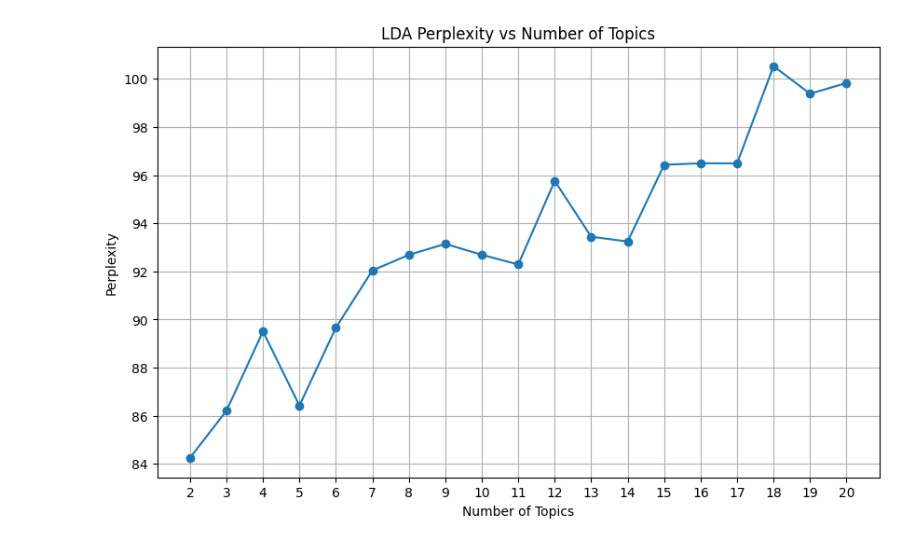
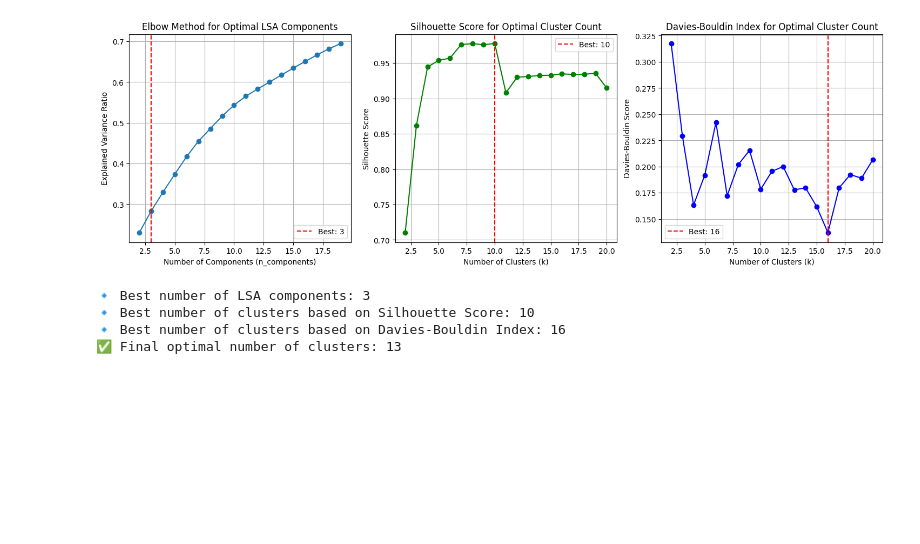
Before and after one commit to S09Z/IS_Project_Thailand_Tourism_Recommendation, a Jupyter notebook: app/frontend/clustering_experiment/expr_6-TF-IDF_LSA.ipynb, the cells around one changed output. Drawn from its saved outputs; the diff is of its cells as text; code cells hidden in the pictures; blank space fills up the shorter version.

```diff
--- a/app/frontend/clustering_experiment/expr_6-TF-IDF_LSA.ipynb
+++ b/app/frontend/clustering_experiment/expr_6-TF-IDF_LSA.ipynb
@@ -79,21 +101,6 @@ combined_details_df['tags'].replace("", "other", inplace=True)
 # แปลงข้อความใน 'tags' ให้เป็นเมทริกซ์ TF-IDF
 vectorizer = TfidfVectorizer()
 X = vectorizer.fit_transform(combined_details_df['tags'])
-
-# สร้างโมเดล LDA เพื่อหา topics
-lda_model = LatentDirichletAllocation(n_components=N_CLUSTER, random_state=42)  # กำหนด 5 topics
-lda_model.fit(X)
-
-# ดึง top keywords ในแต่ละ topic
-def print_topics(model, feature_names, n_top_words):
-    for topic_idx, topic in enumerate(model.components_):
-        print(f"Topic {topic_idx}:")
-        print(" ".join([feature_names[i] for i in topic.argsort()[:-n_top_words - 1:-1]]))
-
-print_topics(lda_model, vectorizer.get_feature_names_out(), n_top_words=10)
-
-# กำหนดกลุ่มให้แต่ละสถานที่
-combined_details_df['topic'] = lda_model.transform(X).argmax(axis=1)
 # %% [output]
 The behavior will change in pandas 3.0. This inplace method will never work because the intermediate object on which we are setting values always behaves as a copy.
 
@@ -120,20 +110,0 @@ markets street flea farmers geologic formations churches cathedrals tubing rafti
-# %%
-perplexities = []
-topic_range = range(2, 21)  # กำหนดช่วงของจำนวนหัวข้อ (2 ถึง 20)
-
-for n_topics in topic_range:
-    lda_model = LatentDirichletAllocation(n_components=n_topics, random_state=42)
-    lda_model.fit(X)
-    perplexities.append(lda_model.perplexity(X))
-
-# การ Visualize ค่า Perplexity
-plt.figure(figsize=(10, 6))
-plt.plot(topic_range, perplexities, marker='o')
-plt.title('LDA Perplexity vs Number of Topics')
-plt.xlabel('Number of Topics')
-plt.ylabel('Perplexity')
-plt.xticks(topic_range)
-plt.grid()
-plt.show()
-# %% [output]
-[figure, removed]
@@ -139,0 +199,8 @@ plt.show()
+# %%
+N_CLUSTER = optimize_cluster_lsa(X, min_clusters=2, max_clusters=20, n_components_range=range(2, 20))
+# %% [output]
+[figure, added]
+🔹 Best number of LSA components: 3
+🔹 Best number of clusters based on Silhouette Score: 10
+🔹 Best number of clusters based on Davies-Bouldin Index: 16
+✅ Final optimal number of clusters: 13
```
Also changed, not shown: parts of 33 cells of this notebook, 10 other files.
